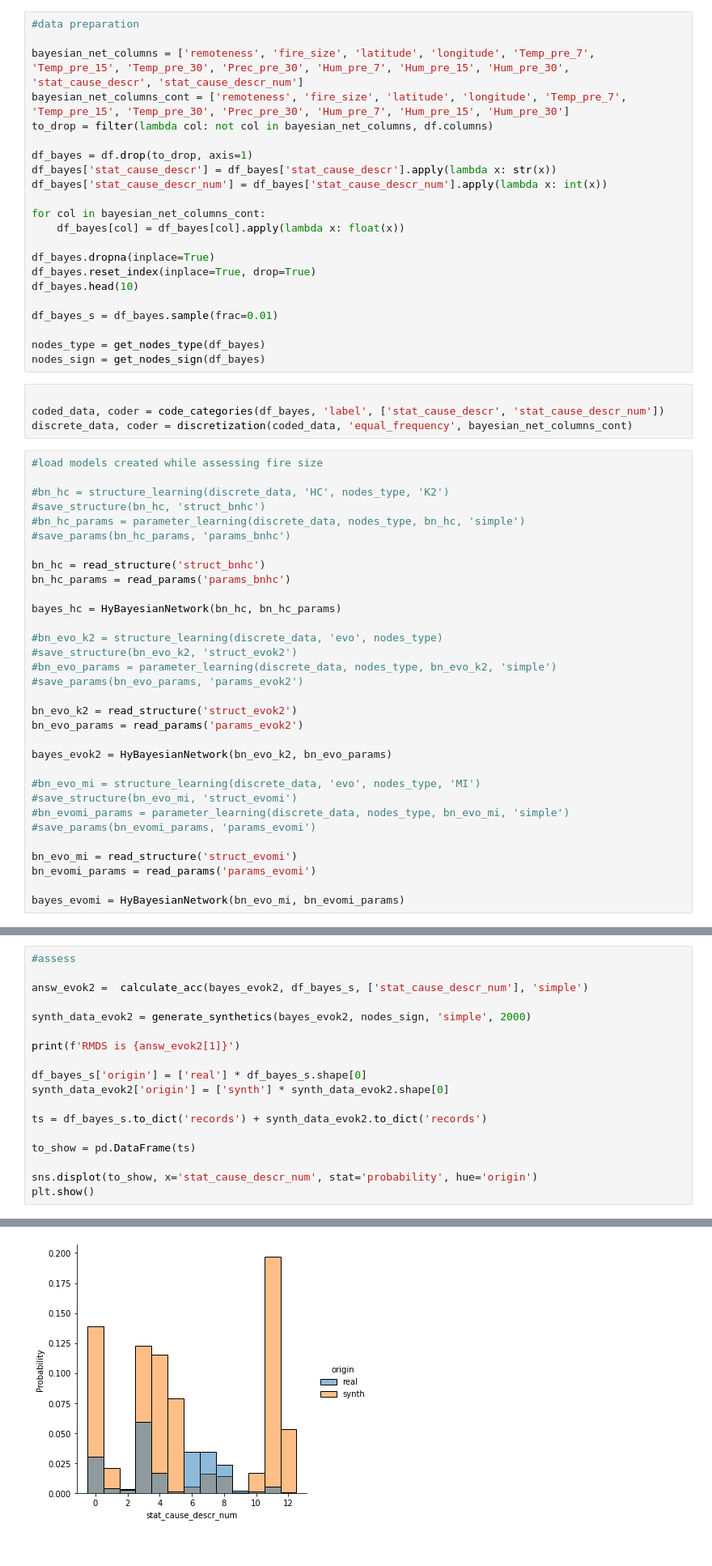
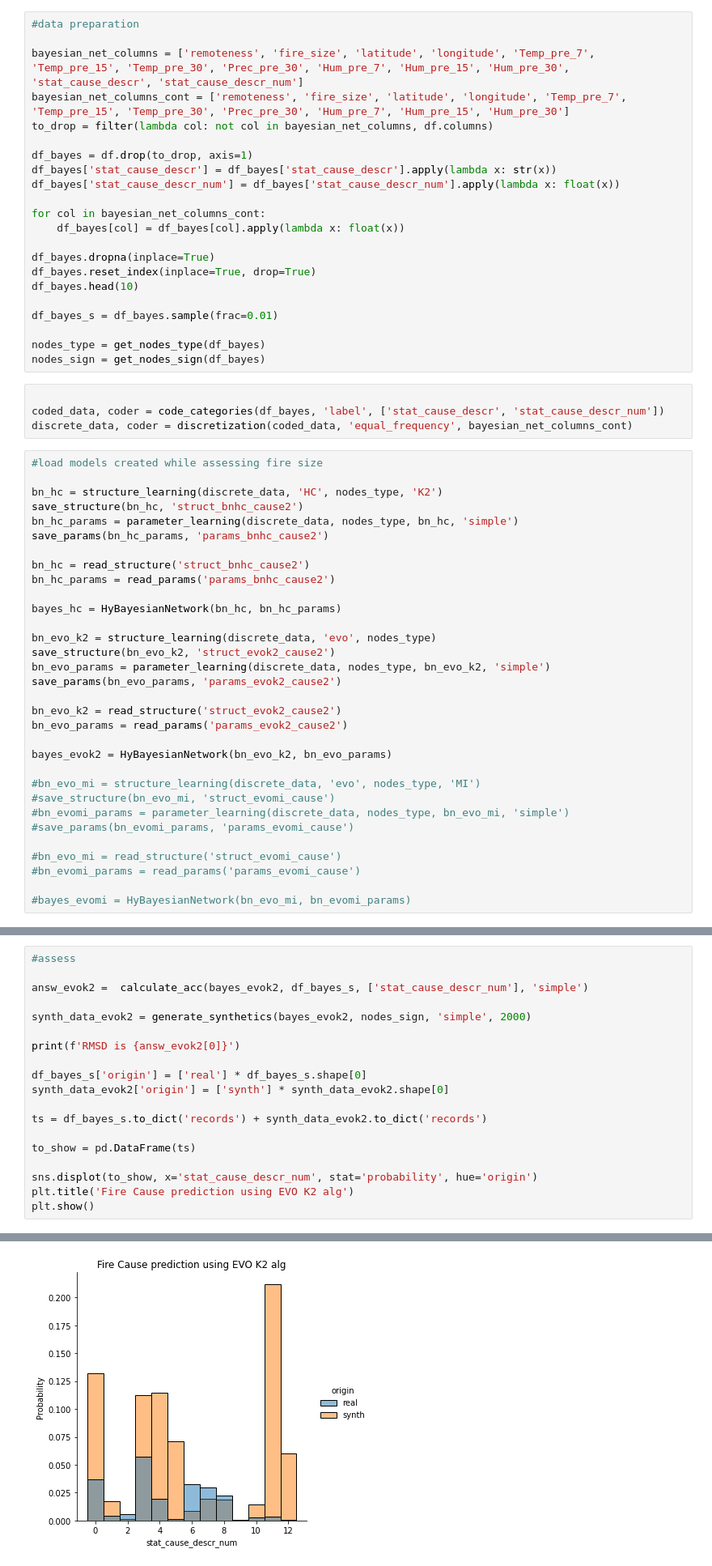
Before and after one commit to PatrykStronski/MultivariateAnalysis_Task3, a Jupyter notebook: fire_cause_prediction.ipynb, the cells around one changed output, grey strips where cells are left out. Shown at 81% size. Saved outputs shown, nothing was run; the diff lists cells and outputs as text.

```diff
--- a/fire_cause_prediction.ipynb
+++ b/fire_cause_prediction.ipynb
@@ -79,7 +79,7 @@ to_drop = filter(lambda col: not col in bayesian_net_columns, df.columns)
 
 df_bayes = df.drop(to_drop, axis=1)
 df_bayes['stat_cause_descr'] = df_bayes['stat_cause_descr'].apply(lambda x: str(x))
-df_bayes['stat_cause_descr_num'] = df_bayes['stat_cause_descr_num'].apply(lambda x: int(x))
+df_bayes['stat_cause_descr_num'] = df_bayes['stat_cause_descr_num'].apply(lambda x: float(x))
 
 for col in bayesian_net_columns_cont:
     df_bayes[col] = df_bayes[col].apply(lambda x: float(x))
@@ -99,32 +99,32 @@ discrete_data, coder = discretization(coded_data, 'equal_frequency', bayesian_ne
 # %%
 #load models created while assessing fire size
 
-#bn_hc = structure_learning(discrete_data, 'HC', nodes_type, 'K2')
-#save_structure(bn_hc, 'struct_bnhc')
-#bn_hc_params = parameter_learning(discrete_data, nodes_type, bn_hc, 'simple')
-#save_params(bn_hc_params, 'params_bnhc')
+bn_hc = structure_learning(discrete_data, 'HC', nodes_type, 'K2')
+save_structure(bn_hc, 'struct_bnhc_cause2')
+bn_hc_params = parameter_learning(discrete_data, nodes_type, bn_hc, 'simple')
+save_params(bn_hc_params, 'params_bnhc_cause2')
 
-bn_hc = read_structure('struct_bnhc')
-bn_hc_params = read_params('params_bnhc')
+bn_hc = read_structure('struct_bnhc_cause2')
+bn_hc_params = read_params('params_bnhc_cause2')
 
 bayes_hc = HyBayesianNetwork(bn_hc, bn_hc_params)
 
-#bn_evo_k2 = structure_learning(discrete_data, 'evo', nodes_type)
-#save_structure(bn_evo_k2, 'struct_evok2')
-#bn_evo_params = parameter_learning(discrete_data, nodes_type, bn_evo_k2, 'simple')
-#save_params(bn_evo_params, 'params_evok2')
+bn_evo_k2 = structure_learning(discrete_data, 'evo', nodes_type)
+save_structure(bn_evo_k2, 'struct_evok2_cause2')
+bn_evo_params = parameter_learning(discrete_data, nodes_type, bn_evo_k2, 'simple')
+save_params(bn_evo_params, 'params_evok2_cause2')
 
-bn_evo_k2 = read_structure('struct_evok2')
-bn_evo_params = read_params('params_evok2')
+bn_evo_k2 = read_structure('struct_evok2_cause2')
+bn_evo_params = read_params('params_evok2_cause2')
 
 bayes_evok2 = HyBayesianNetwork(bn_evo_k2, bn_evo_params)
 
 #bn_evo_mi = structure_learning(discrete_data, 'evo', nodes_type, 'MI')
-#save_structure(bn_evo_mi, 'struct_evomi')
+#save_structure(bn_evo_mi, 'struct_evomi_cause')
 #bn_evomi_params = parameter_learning(discrete_data, nodes_type, bn_evo_mi, 'simple')
-#save_params(bn_evomi_params, 'params_evomi')
+#save_params(bn_evomi_params, 'params_evomi_cause')
 
-bn_evo_mi = read_structure('struct_evomi')
-bn_evomi_params = read_params('params_evomi')
+#bn_evo_mi = read_structure('struct_evomi_cause')
+#bn_evomi_params = read_params('params_evomi_cause')
 
-bayes_evomi = HyBayesianNetwork(bn_evo_mi, bn_evomi_params)
+#bayes_evomi = HyBayesianNetwork(bn_evo_mi, bn_evomi_params)
@@ -135,7 +137,7 @@ answ_evok2 =  calculate_acc(bayes_evok2, df_bayes_s, ['stat_cause_descr_num'], '
 
 synth_data_evok2 = generate_synthetics(bayes_evok2, nodes_sign, 'simple', 2000)
 
-print(f'RMDS is {answ_evok2[1]}')
+print(f'RMSD is {answ_evok2[0]}')
 
 df_bayes_s['origin'] = ['real'] * df_bayes_s.shape[0]
 synth_data_evok2['origin'] = ['synth'] * synth_data_evok2.shape[0]
@@ -145,6 +147,7 @@ ts = df_bayes_s.to_dict('records') + synth_data_evok2.to_dict('records')
 to_show = pd.DataFrame(ts)
 
 sns.displot(to_show, x='stat_cause_descr_num', stat='probability', hue='origin')
+plt.title('Fire Cause prediction using EVO K2 alg')
 plt.show()
 # %% [output]
 0
@@ -168,4 +171,4 @@ RMDS is {}
-[figure, old version]
+[figure, new version]
 # %%
 answ_yc =  calculate_acc(bayes_hc, df_bayes_s, ['stat_cause_descr'], 'simple')
 
```
Also changed, not shown: parts of 5 cells of this notebook, 48 other files.
